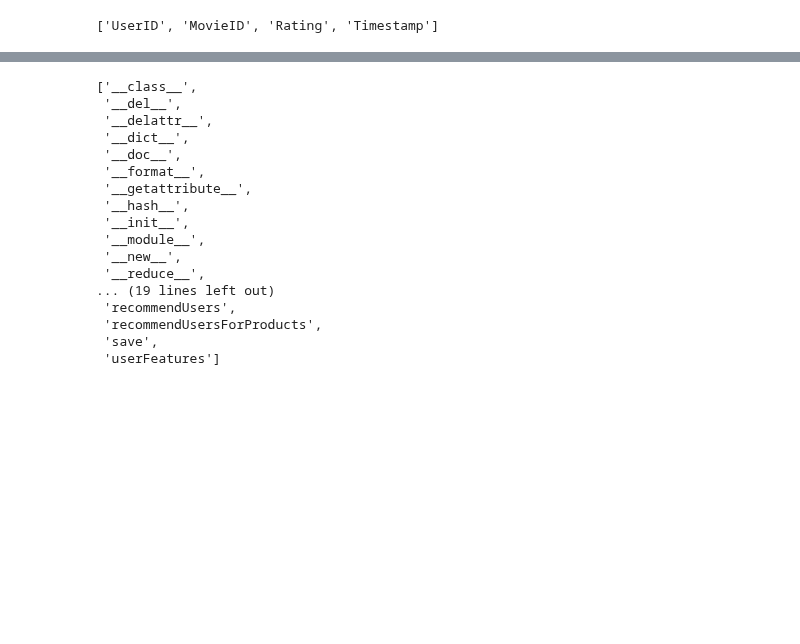
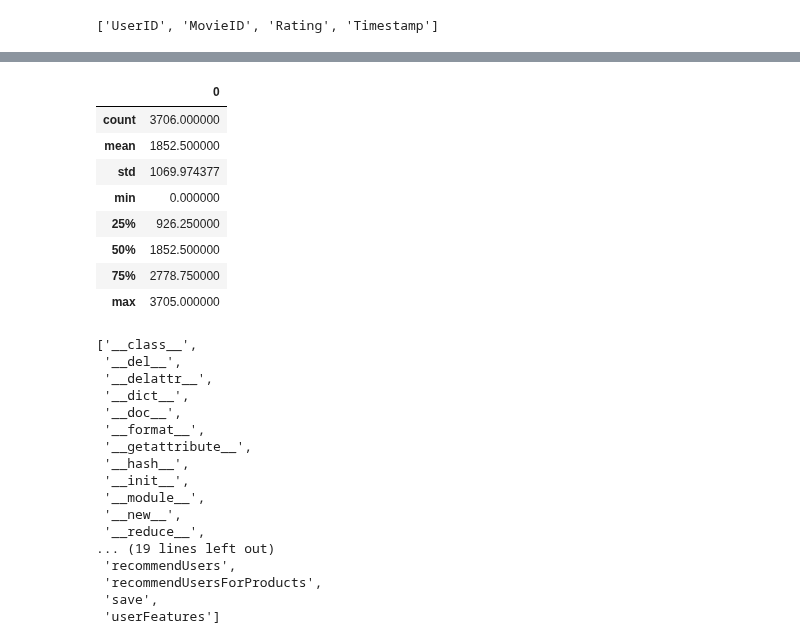
Before and after one commit to amirnasri/Data-Science, a Jupyter notebook: Recommender/ALS2.ipynb, the cells around one changed output, grey strips where cells are left out. Drawn from its saved outputs; the diff is of its cells as text; code cells hidden in the pictures; blank space fills up the shorter version.

```diff
--- a/Recommender/ALS2.ipynb
+++ b/Recommender/ALS2.ipynb
@@ -232,4 +237,6 @@ KeyboardInterrupt:
 # %%
 pf = model.productFeatures().collect()
+# %%
+uf = model.userFeatures().collect()
 # %%
 from matplotlib import pyplot as plt
@@ -260,2 +266,4 @@ set(range(1, 3953)) - set(x)
 # %%
 x = [i[0] for i in pf]
+# %%
+y = [i[0] for i in uf]
@@ -262,3 +286,15 @@ x = [i[0] for i in pf]
+# %%
+pd.DataFrame(y).describe()
+# %% [output]
+|  | 0 |
+| count | 3706.000000 |
+| mean | 1852.500000 |
+| std | 1069.974377 |
+| min | 0.000000 |
+| 25% | 926.250000 |
+| 50% | 1852.500000 |
+| 75% | 2778.750000 |
+| max | 3705.000000 |
 # %%
 plt.plot(sorted(x), '.')
 plt.show()
```
Also changed, not shown: parts of 16 cells of this notebook.
